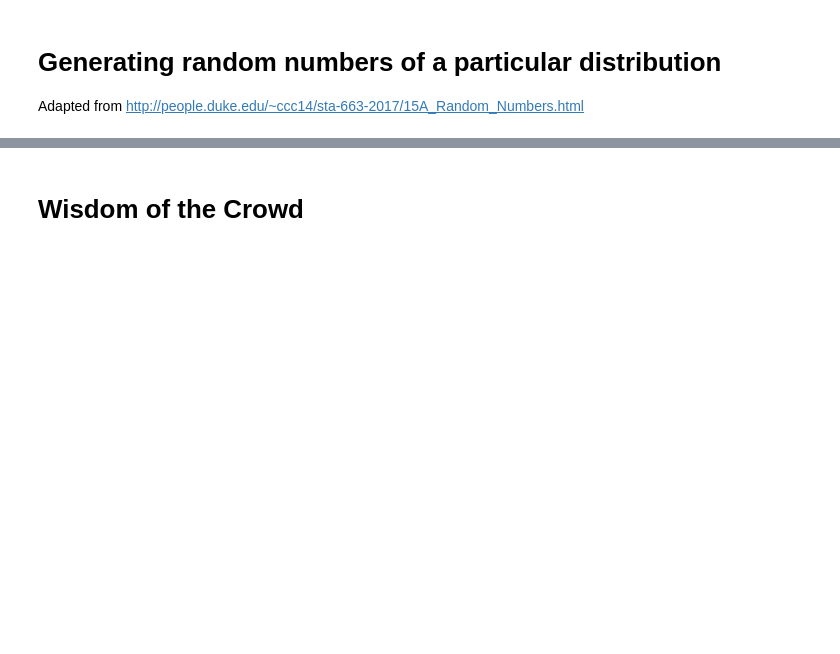
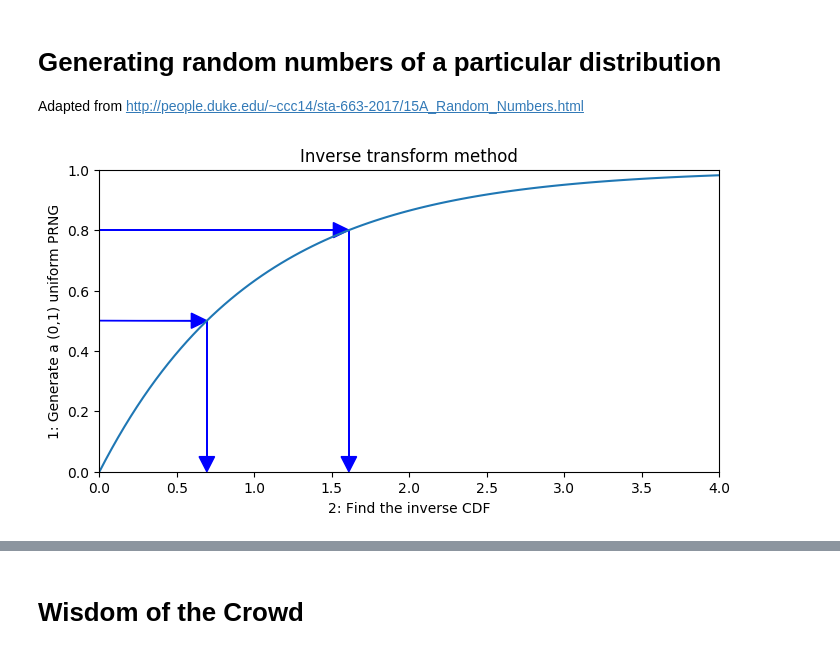
Before and after one commit to prickly-pythons/prickly-pythons, a Jupyter notebook: code_from_meetings/statistics/Statistics.ipynb, the cells around one changed output, grey strips where cells are left out. Saved outputs shown, nothing was run; the diff lists cells and outputs as text; code cells hidden in the pictures; blank space fills up the shorter version.

```diff
--- a/code_from_meetings/statistics/Statistics.ipynb
+++ b/code_from_meetings/statistics/Statistics.ipynb
@@ -36,3 +29,19 @@ def expon_icdf(p, lambd=1):
     return -np.log(1-p)/lambd
 # %%
 x = np.linspace(0,4,100)
+# %%
+plt.figure(figsize=(8,4))
+
+plt.plot(x, cdf(x))
+plt.axis([0, 4, 0, 1])
+for q in [0.5, 0.8]:
+    plt.arrow(0      , q, icdf(q)-0.1, 0      , head_width=0.05, head_length=0.1 , fc='b', ec='b')
+    plt.arrow(icdf(q), q, 0          , -q+0.05, head_width=0.1 , head_length=0.05, fc='b', ec='b')
+plt.ylabel('1: Generate a (0,1) uniform PRNG')
+plt.xlabel('2: Find the inverse CDF')
+plt.title('Inverse transform method')
+
+
+plt.show()
+# %% [output]
+[figure, added]
```
Also changed, not shown: parts of 18 cells of this notebook.
